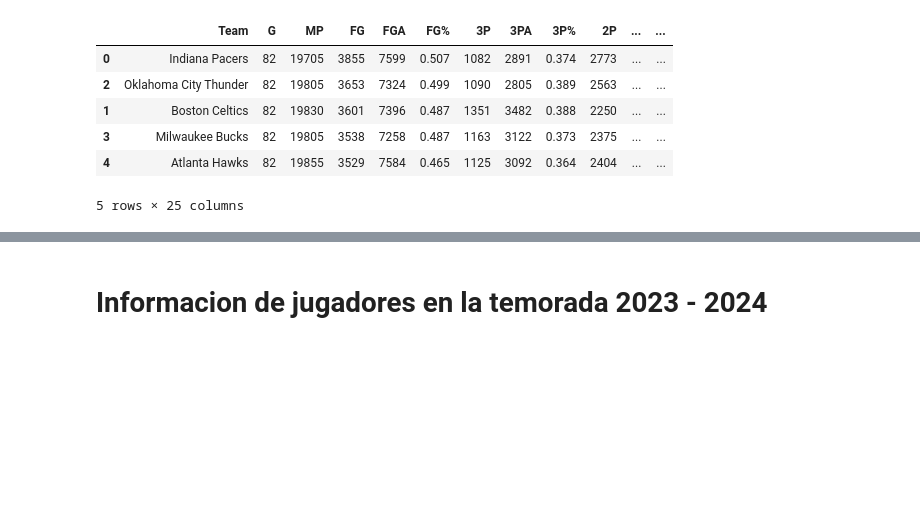
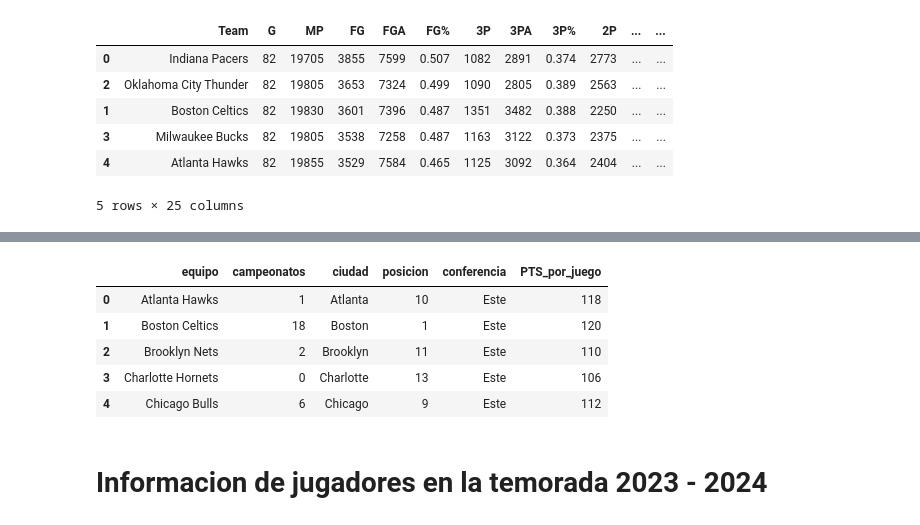
Before and after one commit to tperezv2004/proyecto.github.io, a Jupyter notebook: asses/py/limpieza.ipynb, the cells around one changed output, grey strips where cells are left out. Cells and saved outputs as stored; diff of their text form; code cells hidden in the pictures; blank space fills up the shorter version.

Commit message:
avance container equipos

```diff
--- a/asses/py/limpieza.ipynb
+++ b/asses/py/limpieza.ipynb
@@ -11,6 +8,8 @@ df_division = pd.read_csv('../../Datasett/DivisionesEquipos.csv')
 # %%
 # Cargar el archivo CSV
 df_team = pd.read_csv('../../Datasett/TeamSeason23_24.csv')
+df_team_historia = pd.read_csv('../../Datasett/Teams.csv')
+df_ciudades = pd.read_csv('../../Datasett/ciudades.csv')
 df_team.head()
 # %% [output]
 |  | Team | G | MP | FG | FGA | FG% | 3P | 3PA | 3P% | 2P | ... | ... |
@@ -88,3 +87,10 @@ df_team.head()
 # %%
 # cambiar el nombre de la columna
 df_team = df_team.rename(columns={"Team": "equipo"})
+
+df_team_historia = df_team_historia.rename(columns={"Franchise": "equipo"})
+df_team_historia = df_team_historia.rename(columns={"Champ": "campeonatos"})
+# %%
+# crear df
+df_seleccionado = df_team_historia[["equipo", "campeonatos"]]
+df_seleccionado.head()
@@ -91,3 +104,16 @@ df_team = df_team.rename(columns={"Team": "equipo"})
+# %%
+# Unir los dos DataFrames por la columna 'equipo'
+df_combinado_equipos = pd.merge(df_seleccionado, df_ciudades, on='equipo')
+
+df_combinado_equipos = pd.merge(df_combinado_equipos, df_team[["equipo","PTS_por_juego"]], on='equipo')
+df_combinado_equipos.head()
+# %% [output]
+|  | equipo | campeonatos | ciudad | posicion | conferencia | PTS_por_juego |
+| 0 | Atlanta Hawks | 1 | Atlanta | 10 | Este | 118 |
+| 1 | Boston Celtics | 18 | Boston | 1 | Este | 120 |
+| 2 | Brooklyn Nets | 2 | Brooklyn | 11 | Este | 110 |
+| 3 | Charlotte Hornets | 0 | Charlotte | 13 | Este | 106 |
+| 4 | Chicago Bulls | 6 | Chicago | 9 | Este | 112 |
 # %% [markdown]
 # **Informacion de jugadores en la temorada 2023 - 2024**
 # %%
```
Also changed, not shown: parts of 14 cells of this notebook, 10 other files.
